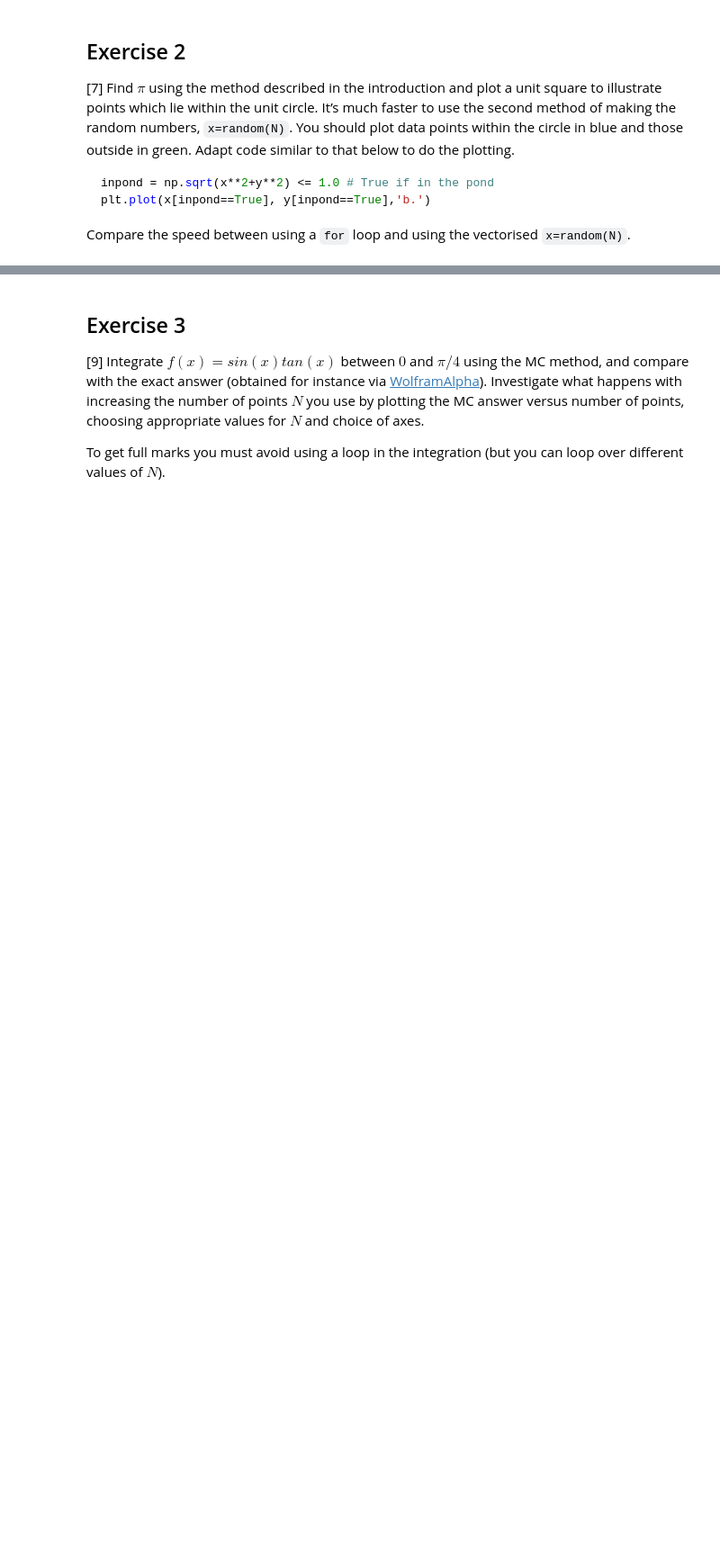
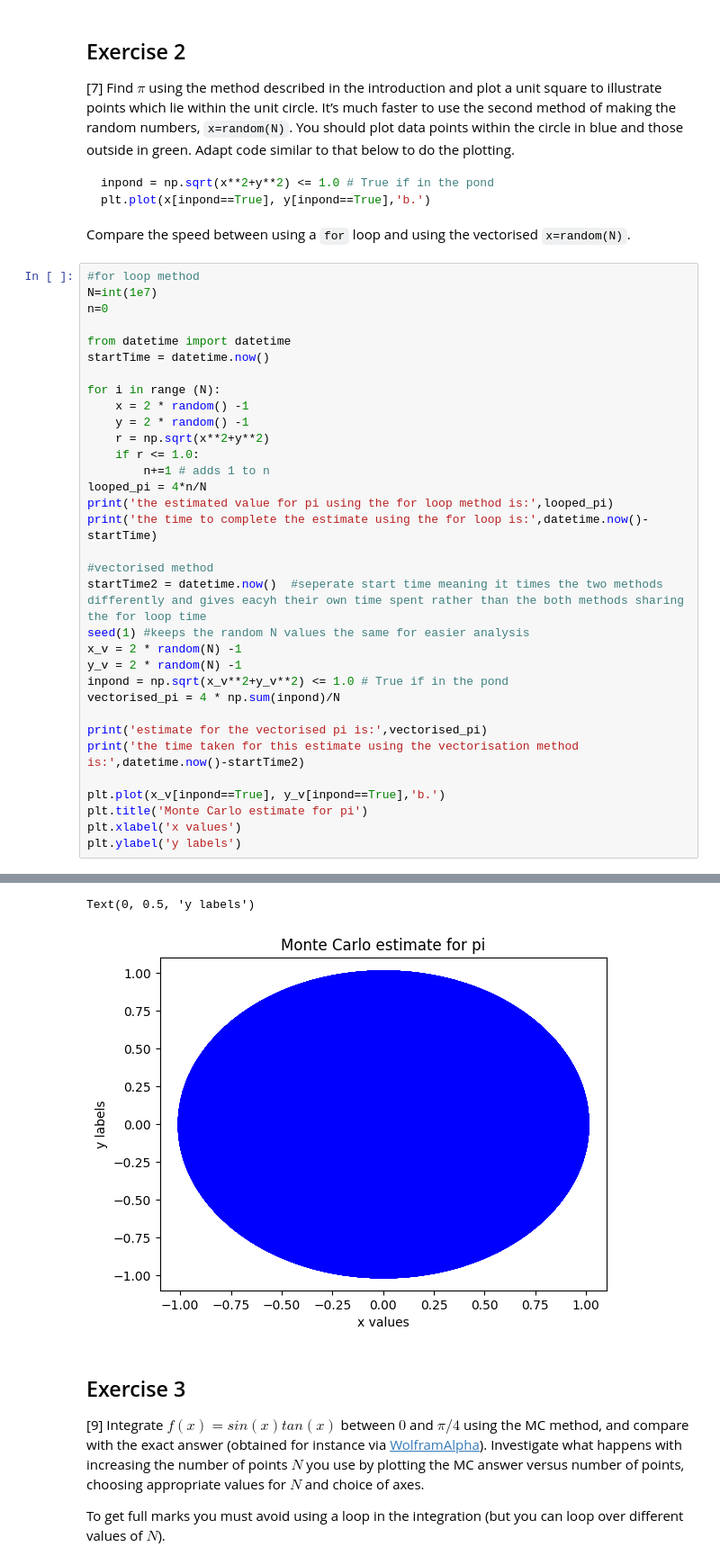
Before and after one commit to PX2145-2025/week-6-b-lloydCallum, a Jupyter notebook: Monte_Carlo.ipynb, the cells around one changed output, grey strips where cells are left out. Shown at 90% size. Drawn from its saved outputs; the diff is of its cells as text; blank space fills up the shorter version.

````diff
--- a/Monte_Carlo.ipynb
+++ b/Monte_Carlo.ipynb
@@ -218,3 +222,37 @@ inpond = np.sqrt(x**2+y**2) <= 1.0 # True if in the pond
 plt.plot(x[inpond==True], y[inpond==True],'b.')
 ```
  Compare the speed between using a `for` loop and using the vectorised `x=random(N)`.
+# %%
+#for loop method
+N=int(1e7)
+n=0
+
+from datetime import datetime
+startTime = datetime.now()
+
+for i in range (N):
+    x = 2 * random() -1
+    y = 2 * random() -1
+    r = np.sqrt(x**2+y**2)
+    if r <= 1.0:
+        n+=1 # adds 1 to n
+looped_pi = 4*n/N
+print('the estimated value for pi using the for loop method is:',looped_pi)
+print('the time to complete the estimate using the for loop is:',datetime.now()-startTime)
+
+#vectorised method
+startTime2 = datetime.now()  #seperate start time meaning it times the two methods differently and gives eacyh their own time spent rather than the both methods sharing the for loop time
+seed(1) #keeps the random N values the same for easier analysis
+x_v = 2 * random(N) -1
+y_v = 2 * random(N) -1
+inpond = np.sqrt(x_v**2+y_v**2) <= 1.0 # True if in the pond
+vectorised_pi = 4 * np.sum(inpond)/N
+
+print('estimate for the vectorised pi is:',vectorised_pi)
+print('the time taken for this estimate using the vectorisation method is:',datetime.now()-startTime2)
+
+plt.plot(x_v[inpond==True], y_v[inpond==True],'b.')
+plt.title('Monte Carlo estimate for pi')
+plt.xlabel('x values')
+plt.ylabel('y labels')
+# %% [output]
@@ -221,3 +263,5 @@ plt.plot(x[inpond==True], y[inpond==True],'b.')
+Text(0, 0.5, 'y labels')
+[figure, added]
 # %% [markdown]
 ## Exercise 3
 
````
Also changed, not shown: parts of 6 cells of this notebook.
